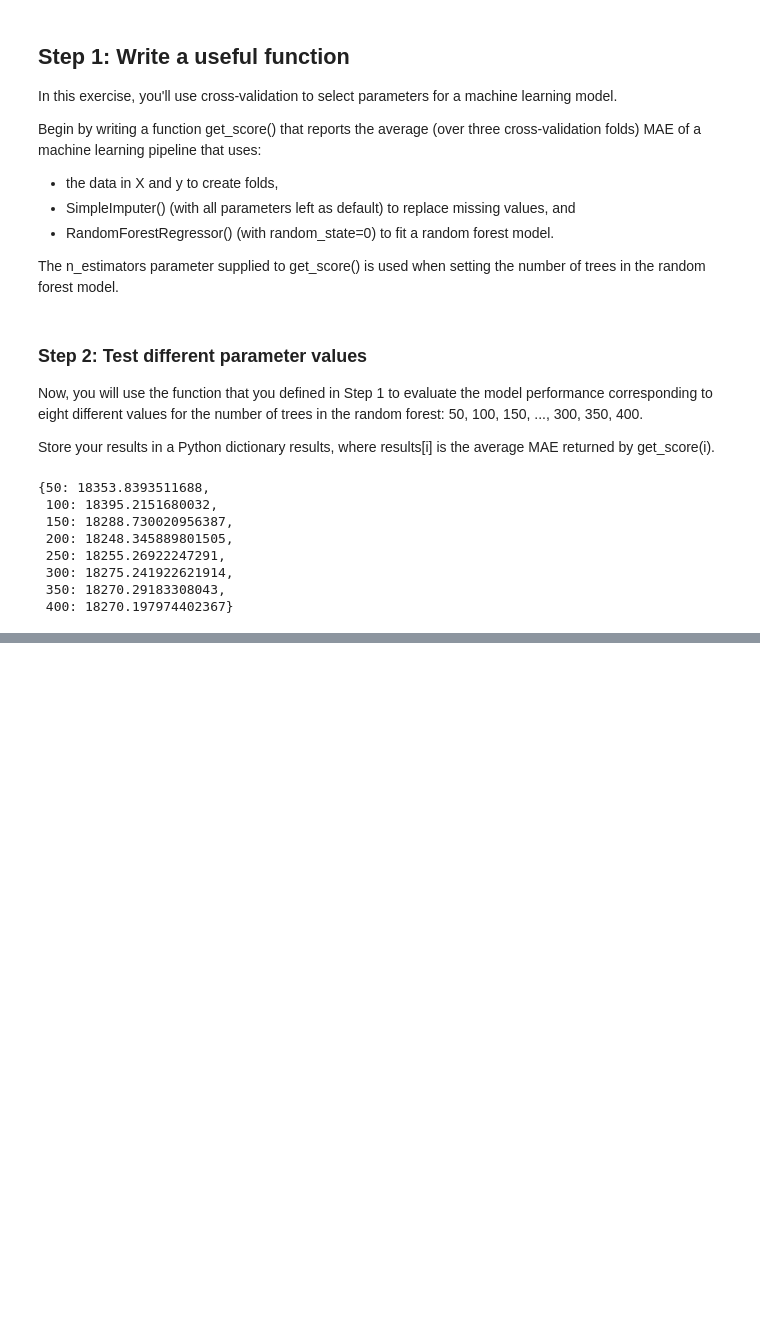
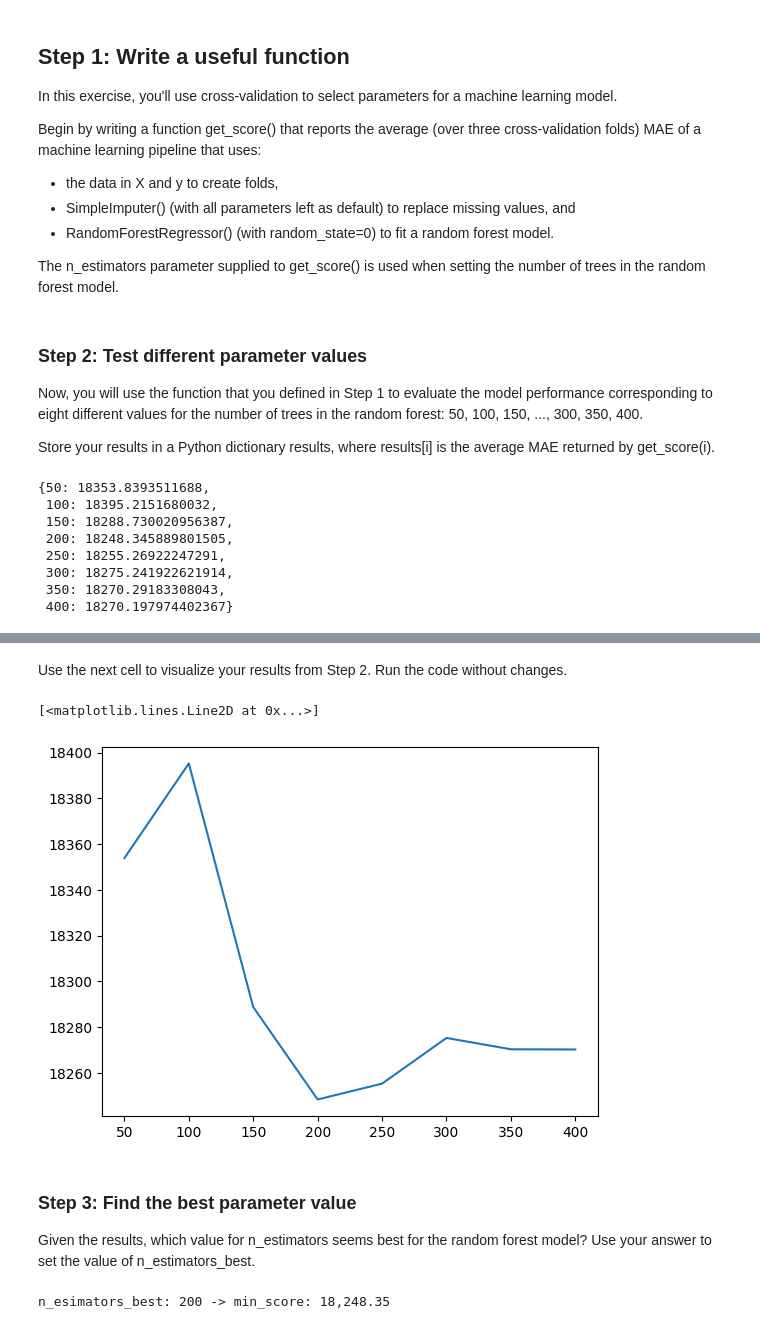
Before and after one commit to jmonti-gh/MachineLearning_Py, a Jupyter notebook: kaggle_ML_i5e.ipynb, the cells around one changed output, grey strips where cells are left out. Saved outputs shown, nothing was run; the diff lists cells and outputs as text; code cells hidden in the pictures; blank space fills up the shorter version.

```diff
--- a/kaggle_ML_i5e.ipynb
+++ b/kaggle_ML_i5e.ipynb
@@ -97,7 +97,8 @@ Now, you will use the function that you defined in Step 1 to evaluate the model
 Store your results in a Python dictionary results, where results[i] is the average MAE returned by get_score(i).
 # %%
 results = dict()
-for i in range(50, 401, 50):
+ne_min, ne_max, ne_step = 50, 400, 50
+for i in range(ne_min, ne_max + 1, ne_step):
     results[i] = get_score(i)
 
 results
@@ -114,0 +124,28 @@ correct!! & the hint + Solution
+# %% [markdown]
+Use the next cell to visualize your results from Step 2. Run the code without changes.
+# %%
+import matplotlib.pyplot as plt
+%matplotlib inline
+
+# plt.plot(list(results.keys()), list(results.values()))
+# plt.show()
+
+fig, axe = plt.subplots()
+
+axe.plot(list(results.keys()), list(results.values()))
+# %% [output]
+[<matplotlib.lines.Line2D at 0x...>]
+[figure, added]
+# %% [markdown]
+### Step 3: Find the best parameter value
+Given the results, which value for n_estimators seems best for the random forest model? Use your answer to set the value of n_estimators_best.
+# %%
+min_score = min(results.values())
+for k in results:
+    if results[k] == min_score:
+        n_esimators_best = k
+        break
+
+print(f'n_esimators_best: {n_esimators_best} -> min_score: {min_score:,.2f}')
+# %% [output]
+n_esimators_best: 200 -> min_score: 18,248.35
```
Also changed, not shown: parts of 4 cells of this notebook, 1 other file.
